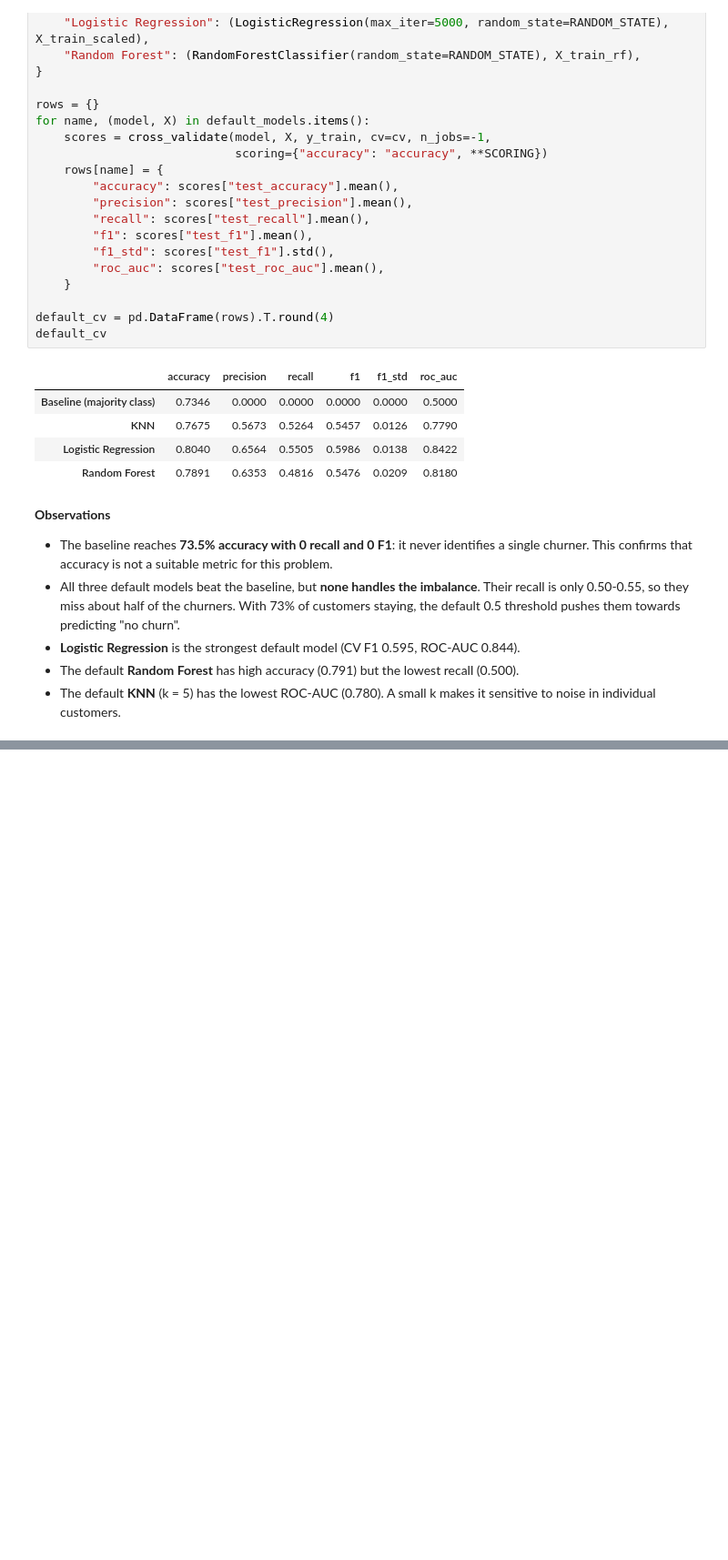
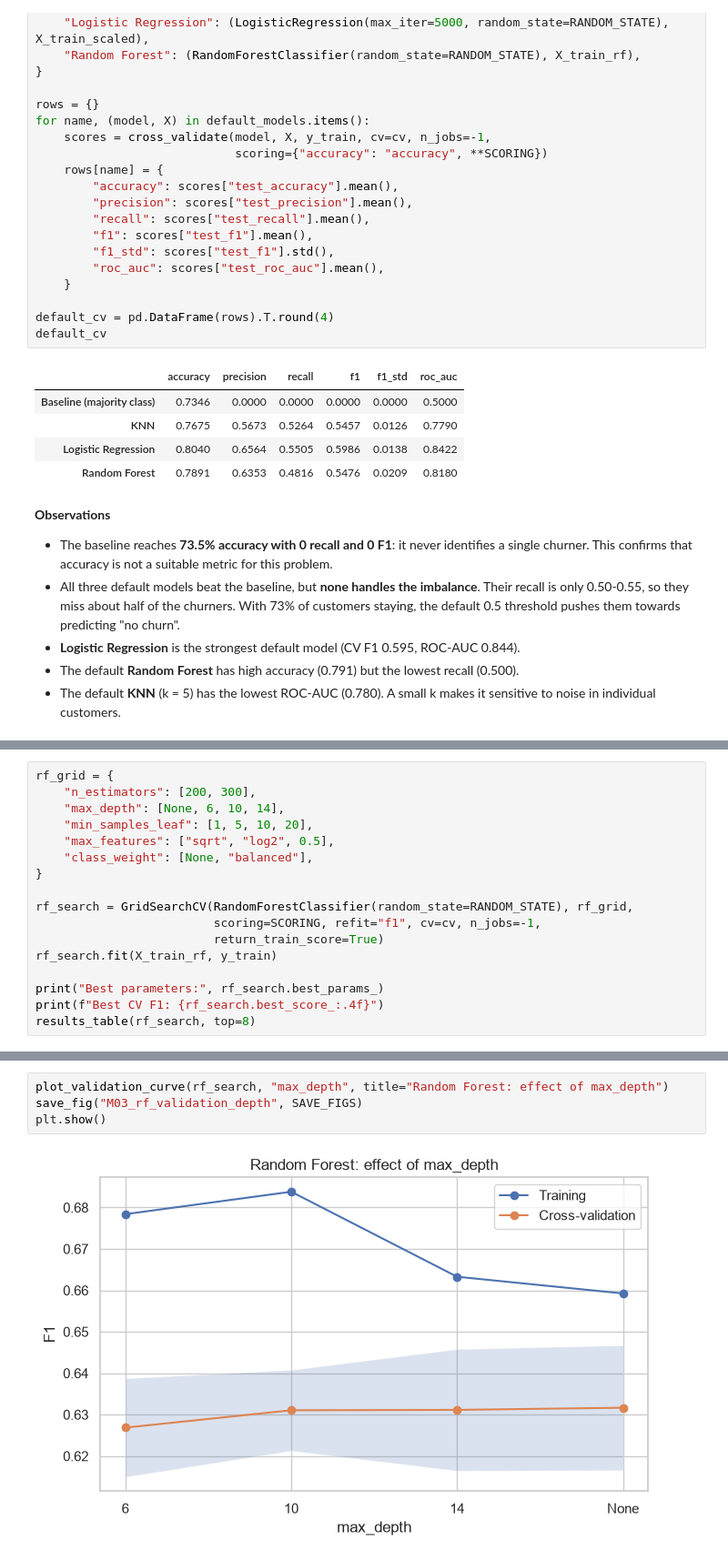
Before and after one commit to Ranuth-Nanvidu/CM2604-Machine-Learning-CW, a Jupyter notebook: notebooks/03_modelling.ipynb, the cells around one changed output, grey strips where cells are left out. Shown at 91% size. Cells and saved outputs as stored; diff of their text form; blank space fills up the shorter version.

```diff
--- a/notebooks/03_modelling.ipynb
+++ b/notebooks/03_modelling.ipynb
@@ -140,0 +256,17 @@ default_cv
+# %%
+rf_grid = {
+    "n_estimators": [200, 300],
+    "max_depth": [None, 6, 10, 14],
+    "min_samples_leaf": [1, 5, 10, 20],
+    "max_features": ["sqrt", "log2", 0.5],
+    "class_weight": [None, "balanced"],
+}
+
+rf_search = GridSearchCV(RandomForestClassifier(random_state=RANDOM_STATE), rf_grid,
+                         scoring=SCORING, refit="f1", cv=cv, n_jobs=-1,
+                         return_train_score=True)
+rf_search.fit(X_train_rf, y_train)
+
+print("Best parameters:", rf_search.best_params_)
+print(f"Best CV F1: {rf_search.best_score_:.4f}")
+results_table(rf_search, top=8)
@@ -140,0 +285,6 @@ default_cv
+# %%
+plot_validation_curve(rf_search, "max_depth", title="Random Forest: effect of max_depth")
+save_fig("M03_rf_validation_depth", SAVE_FIGS)
+plt.show()
+# %% [output]
+[figure, added]
```
Also changed, not shown: parts of 29 cells of this notebook, 9 other files.
